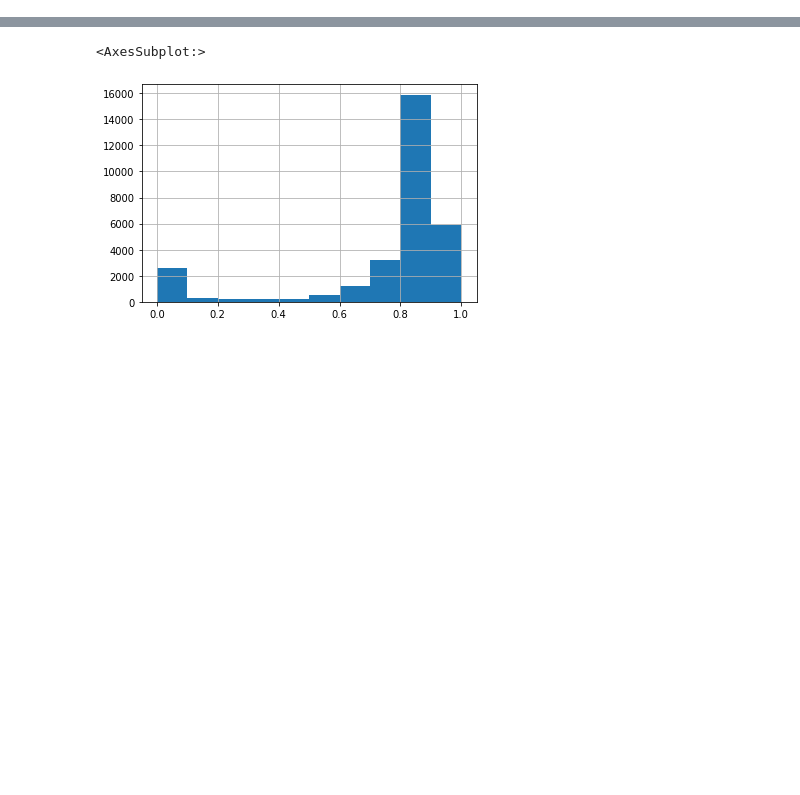
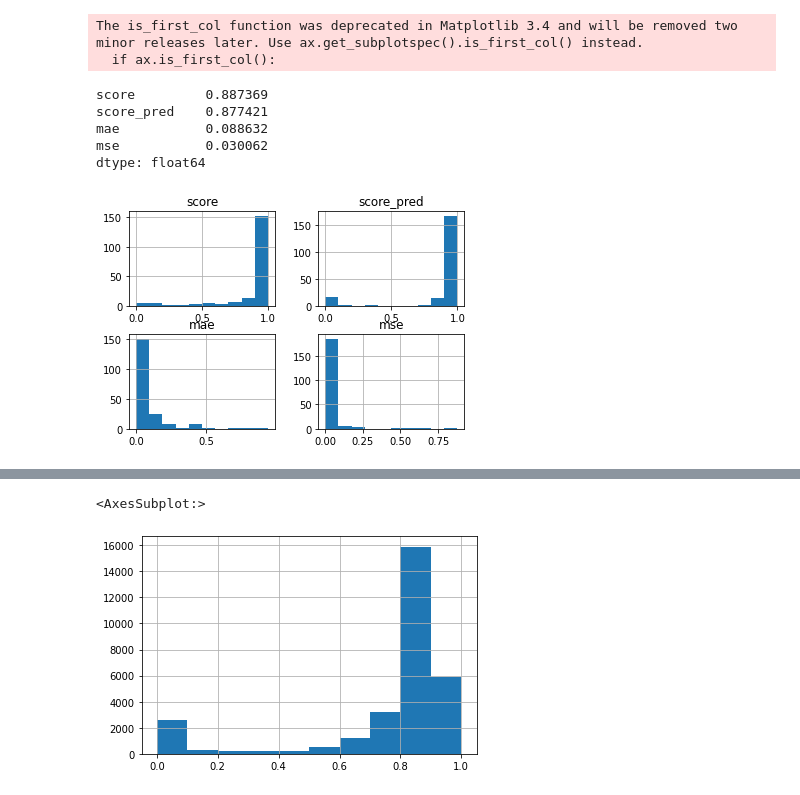
Before and after one commit to csalg/lomb, a Jupyter notebook: backend/src/slices/probabilities/model fit.ipynb, the cells around one changed output, grey strips where cells are left out. Drawn from its saved outputs; the diff is of its cells as text; code cells hidden in the pictures; blank space fills up the shorter version.

```diff
--- a/backend/src/slices/probabilities/model fit.ipynb
+++ b/backend/src/slices/probabilities/model fit.ipynb
@@ -117,0 +104,19 @@ array([[<AxesSubplot:title={'center':'score'}>,
+# %%
+pd.set_option('max_rows', 200)
+summary = pd.DataFrame({
+    'score': score,
+    'score_pred': score_pred,
+    'mae': np.abs(score-score_pred),
+    'mse': np.multiply((score-score_pred), (score-score_pred)),
+}).sample(200)
+summary.hist()
+summary.mean()
+# %% [output]
+The is_first_col function was deprecated in Matplotlib 3.4 and will be removed two minor releases later. Use ax.get_subplotspec().is_first_col() instead.
+  if ax.is_first_col():
+score         0.887369
+score_pred    0.877421
+mae           0.088632
+mse           0.030062
+dtype: float64
+[figure, added]
```
Also changed, not shown: parts of 17 cells of this notebook, 3 other files.
